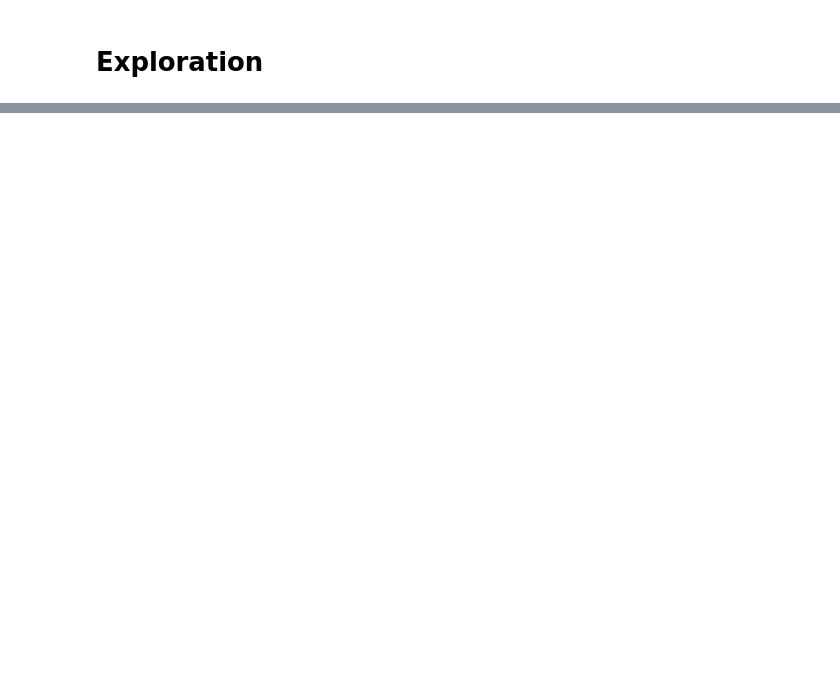
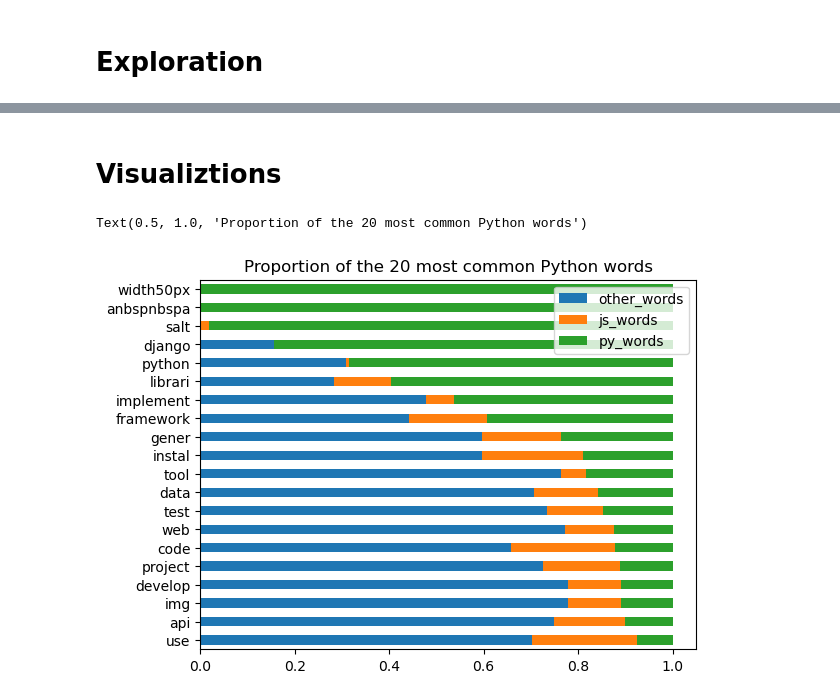
Before and after one commit to NLP-Operation-Repo/NLP-Operation-Repo, a Jupyter notebook: Villa workbook/workbook.ipynb, the cells around one changed output, grey strips where cells are left out. Saved outputs shown, nothing was run; the diff lists cells and outputs as text; code cells hidden in the pictures; blank space fills up the shorter version.

```diff
--- a/Villa workbook/workbook.ipynb
+++ b/Villa workbook/workbook.ipynb
@@ -441,0 +588,18 @@ validate
+# %% [markdown]
+# Visualiztions
+# %%
+# figure out the percentage of words
+(word_counts
+ .assign(other_words=word_counts.other / word_counts['all'],
+         js_words=word_counts.js / word_counts['all'],
+         py_words=word_counts.python / word_counts['all'])
+ .sort_values(by='python')
+ [['other_words', 'js_words', 'py_words']]
+ .tail(20)
+ .sort_values('py_words')
+ .plot.barh(stacked=True))
+
+plt.title('Proportion of the 20 most common Python words')
+# %% [output]
+Text(0.5, 1.0, 'Proportion of the 20 most common Python words')
+[figure, added]
```
Also changed, not shown: parts of 62 cells of this notebook.
